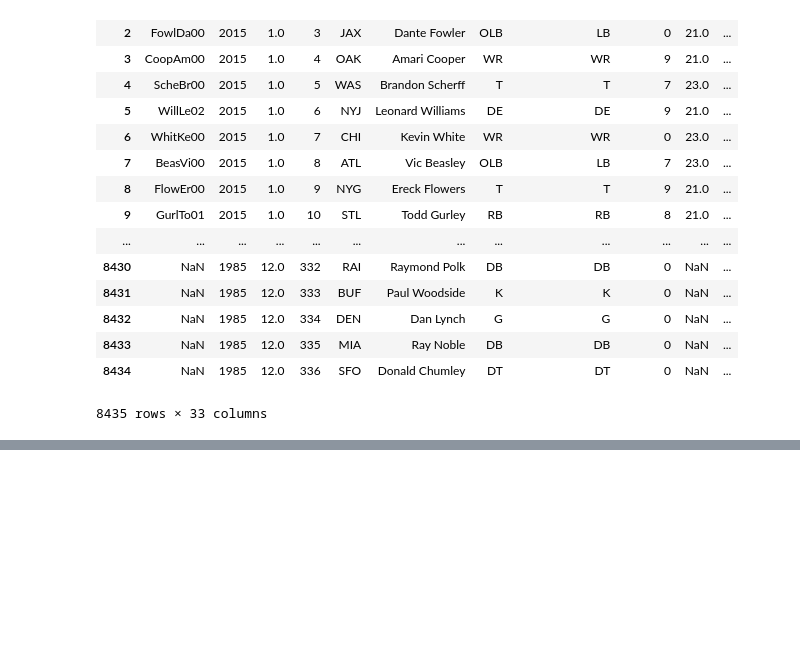
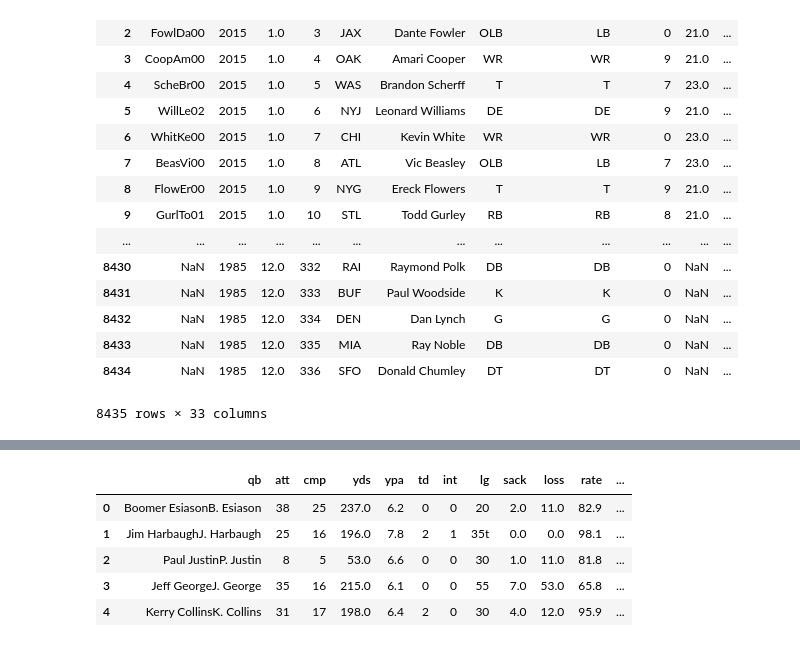
Before and after one commit to Ryanj535/NFL-ETL, a Jupyter notebook: NFL_ETL_KH.ipynb, the cells around one changed output, grey strips where cells are left out. Cells and saved outputs as stored; diff of their text form; code cells hidden in the pictures; blank space fills up the shorter version.

```diff
--- a/NFL_ETL_KH.ipynb
+++ b/NFL_ETL_KH.ipynb
@@ -53,0 +65,19 @@ import numpy as np
+# %%
+qb_stats_df = stats_df
+qb_stats_df
+names = qb_stats_df['qb'].tolist()
+qb_list = []
+for name in names:
+    split_name = name.split(".")
+    drop_second = split_name[0]
+    clean_name = drop_second[:-1]
+    qb_list.append(clean_name)
+stats_df['Player'] = qb_list
+stats_df.head()
+# %% [output]
+|  | qb | att | cmp | yds | ypa | td | int | lg | sack | loss | rate | ... |
+| 0 | Boomer EsiasonB. Esiason | 38 | 25 | 237.0 | 6.2 | 0 | 0 | 20 | 2.0 | 11.0 | 82.9 | ... |
+| 1 | Jim HarbaughJ. Harbaugh | 25 | 16 | 196.0 | 7.8 | 2 | 1 | 35t | 0.0 | 0.0 | 98.1 | ... |
+| 2 | Paul JustinP. Justin | 8 | 5 | 53.0 | 6.6 | 0 | 0 | 30 | 1.0 | 11.0 | 81.8 | ... |
+| 3 | Jeff GeorgeJ. George | 35 | 16 | 215.0 | 6.1 | 0 | 0 | 55 | 7.0 | 53.0 | 65.8 | ... |
+| 4 | Kerry CollinsK. Collins | 31 | 17 | 198.0 | 6.4 | 2 | 0 | 30 | 4.0 | 12.0 | 95.9 | ... |
```
Also changed, not shown: parts of 6 cells of this notebook.
